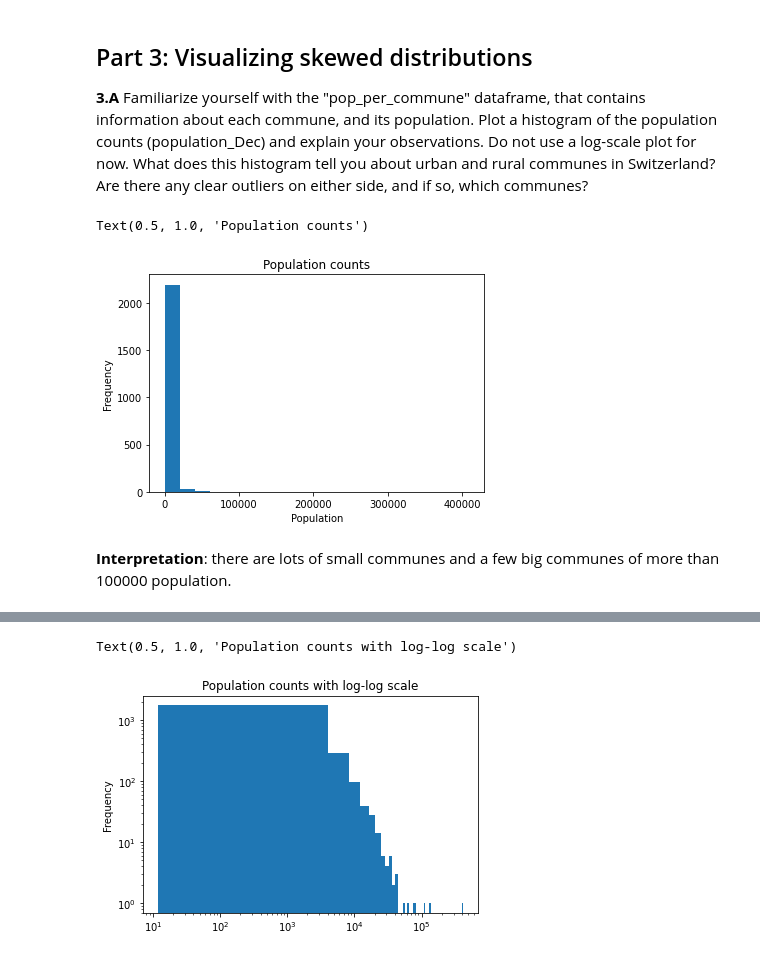
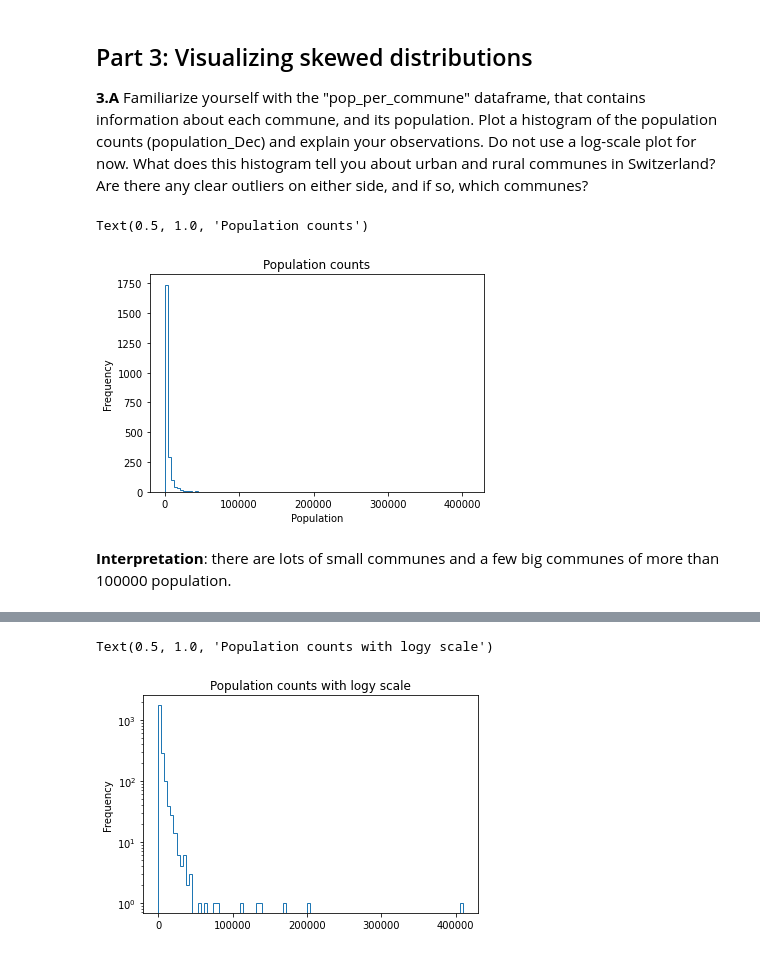
Before and after one commit to Quentin18/2021, a Jupyter notebook: Tutorials/02 - Data viz and data from the web/Becoming a DataVizard exercise.ipynb, the cells around one changed output, grey strips where cells are left out. Saved outputs shown, nothing was run; the diff lists cells and outputs as text; code cells hidden in the pictures.

```diff
--- a/Tutorials/02 - Data viz and data from the web/Becoming a DataVizard exercise.ipynb
+++ b/Tutorials/02 - Data viz and data from the web/Becoming a DataVizard exercise.ipynb
@@ -369,12 +373,12 @@ Text(0.5, 1.0, 'Rank by genre')
 __3.A__ Familiarize yourself with the "pop_per_commune" dataframe, that contains information about each commune, and its population. Plot a histogram of the population counts (population_Dec) and explain your observations. Do not use a log-scale plot for now. What does this histogram tell you about urban and rural communes in Switzerland? Are there any clear outliers on either side, and if so, which communes?
 # %%
 # Histogram of population counts
-pop_per_commune['population_Dec'].plot.hist(bins=20)
+pop_per_commune['population_Dec'].plot.hist(bins=100, histtype='step')
 plt.xlabel('Population')
 plt.title('Population counts')
 # %% [output]
 Text(0.5, 1.0, 'Population counts')
-[figure, old version]
+[figure, new version]
 # %% [markdown]
 **Interpretation**: there are lots of small communes and a few big communes of more than 100000 population.
 # %% [markdown]
@@ -387,8 +391,8 @@ __3.B__ The figure below represents 4 types of histogram. At this stage, your di
 The figure is extracted from [this paper](https://arxiv.org/pdf/cond-mat/0412004.pdf) that contains more information about this family of distributions.
 # %%
 # Histogram of population counts with loglog scale
-pop_per_commune['population_Dec'].plot.hist(bins=100, loglog=True)
-plt.title('Population counts with log-log scale')
+pop_per_commune['population_Dec'].plot.hist(bins=100, log=True, histtype='step')
+plt.title('Population counts with logy scale')
 # %% [output]
-Text(0.5, 1.0, 'Population counts with log-log scale')
+Text(0.5, 1.0, 'Population counts with logy scale')
-[figure, old version]
+[figure, new version]
```
Also changed, not shown: parts of 7 cells of this notebook.
